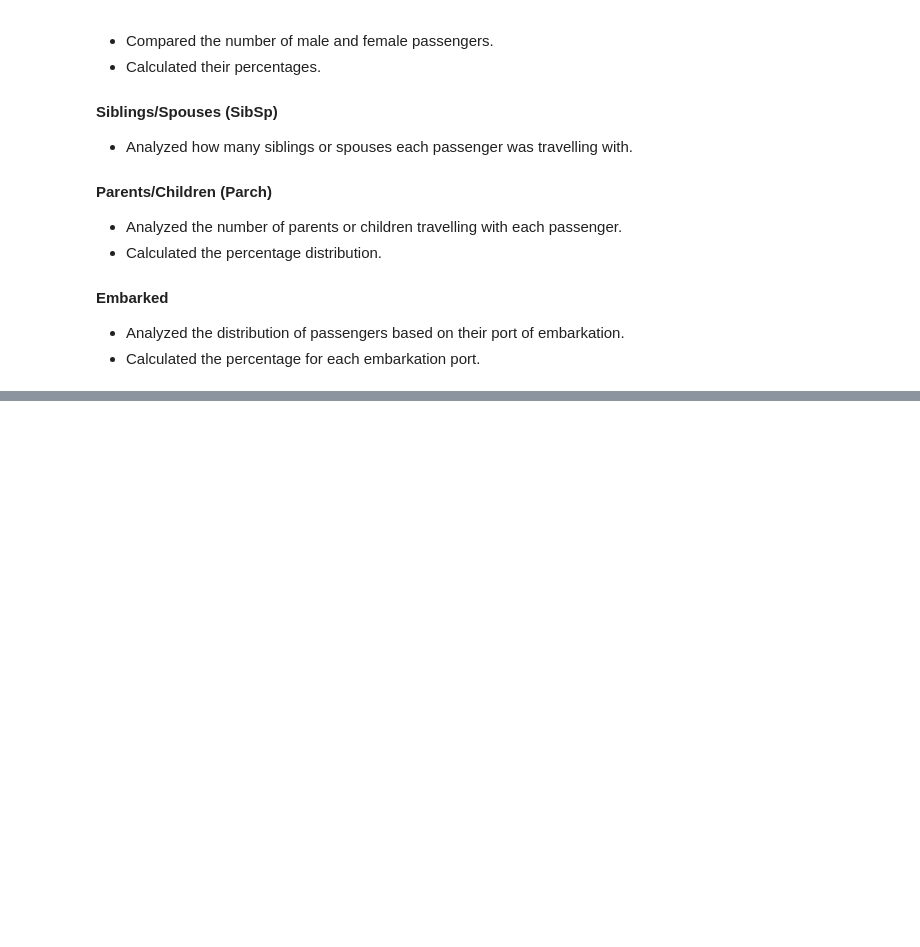
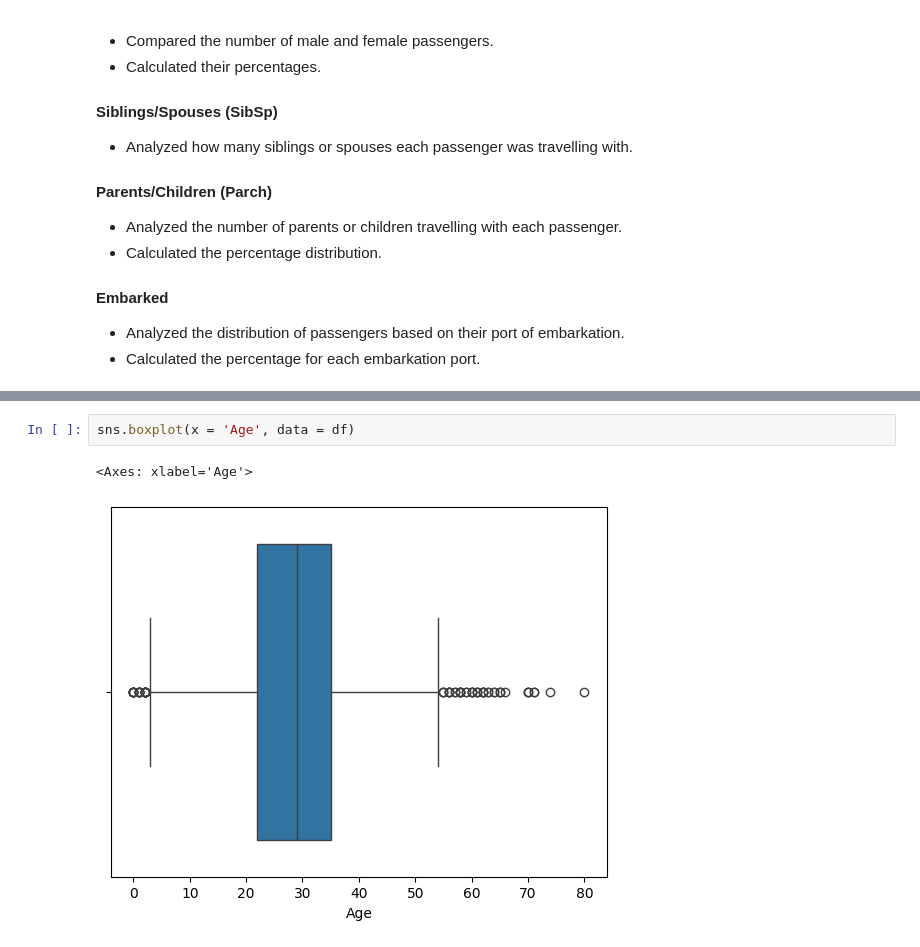
Before and after one commit to Shiri001/Titanic-Dataset-Analysis, a Jupyter notebook: notebooks/Titanic_EDA.ipynb, the cells around one changed output, grey strips where cells are left out. Drawn from its saved outputs; the diff is of its cells as text; blank space fills up the shorter version.

```diff
--- a/notebooks/Titanic_EDA.ipynb
+++ b/notebooks/Titanic_EDA.ipynb
@@ -382,0 +404,5 @@ Analyzed individual columns using `countplot()` and percentage calculations.
+# %%
+sns.boxplot(x = 'Age', data = df)
+# %% [output]
+<Axes: xlabel='Age'>
+[figure, added]
```
Also changed, not shown: parts of 20 cells of this notebook.
